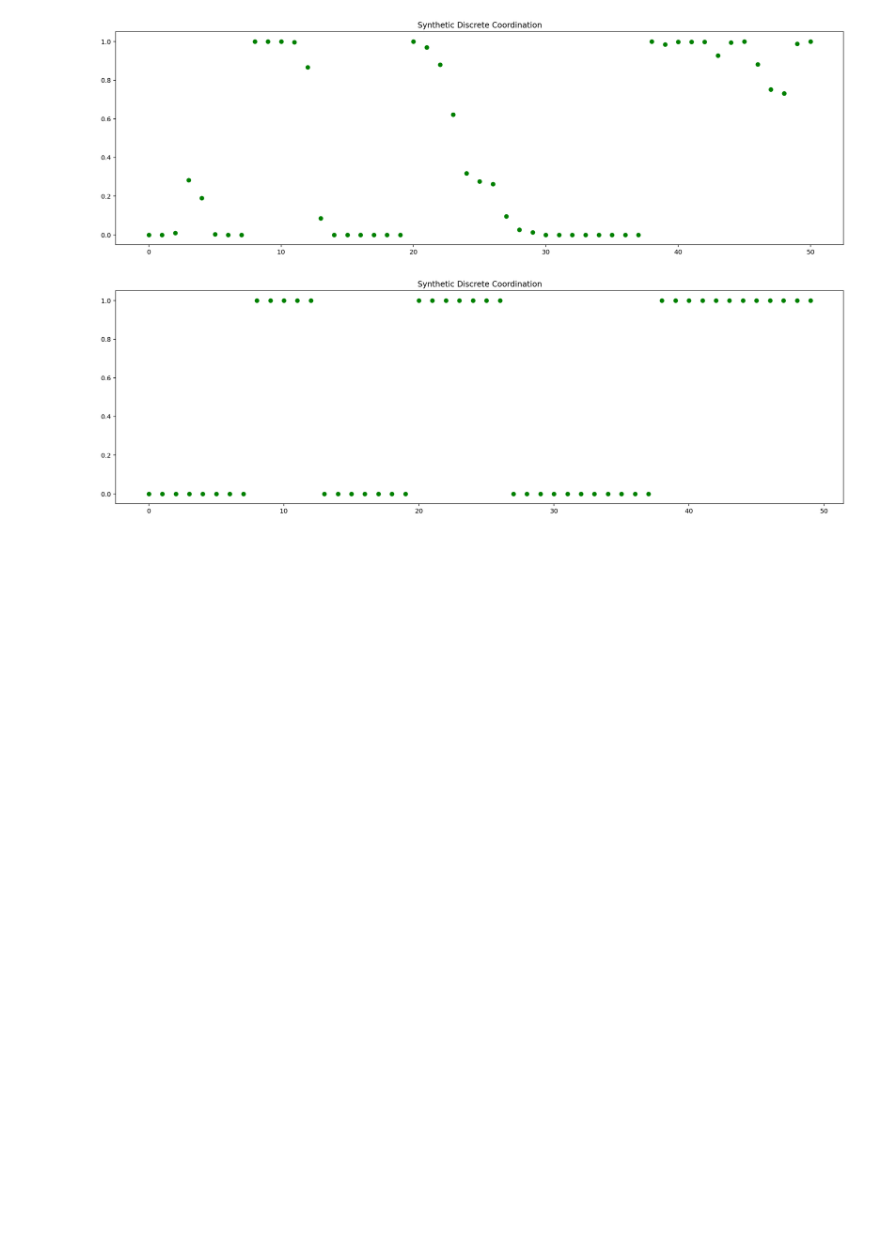
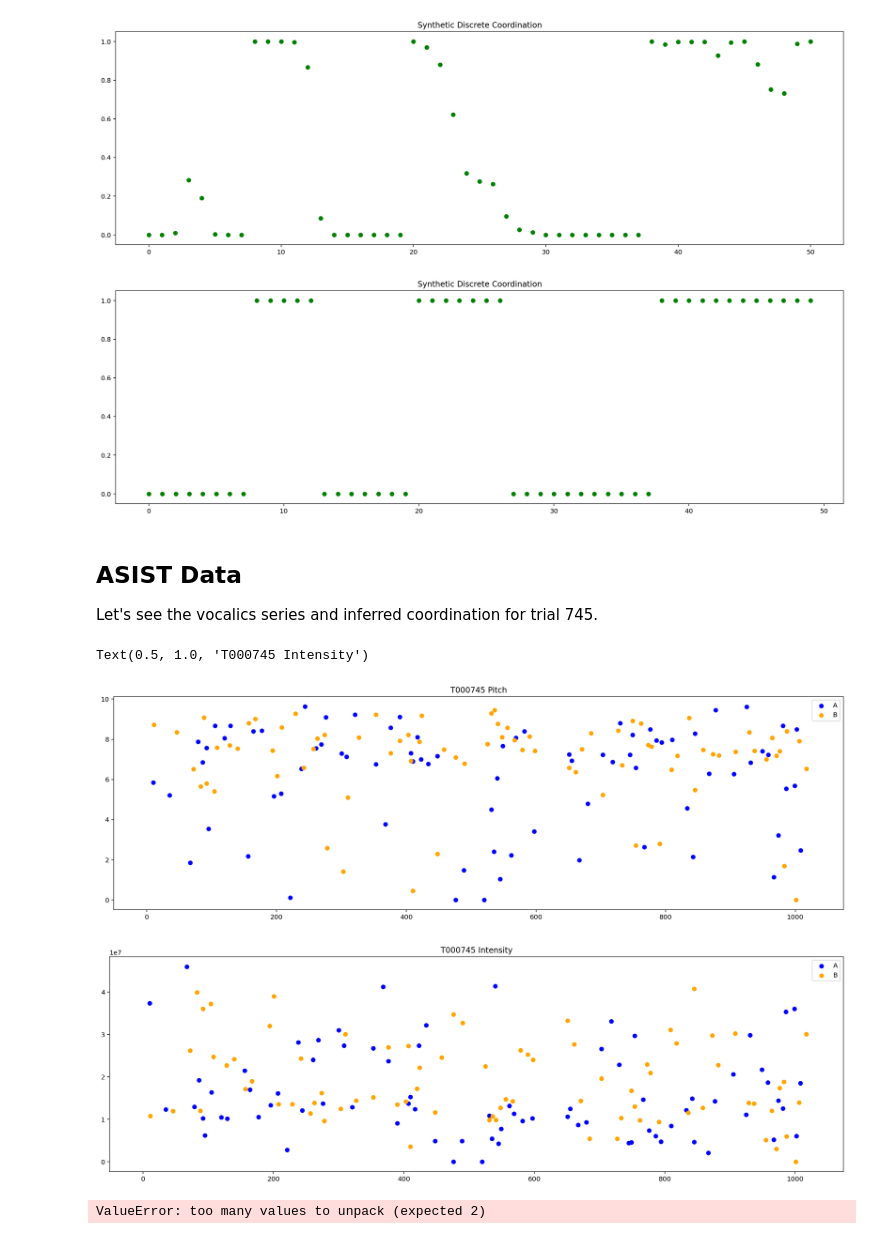
Before and after one commit to paulosoaresua/tomcat-coordination_analysis, a Jupyter notebook: notebooks/ASIST - Study 3 - Pre-Registration Results.ipynb, the cells around one changed output. Saved outputs shown, nothing was run; the diff lists cells and outputs as text; code cells hidden in the pictures; blank space fills up the shorter version.

Commit message:
Series saving and inference on asist

```diff
--- a/notebooks/ASIST - Study 3 - Pre-Registration Results.ipynb
+++ b/notebooks/ASIST - Study 3 - Pre-Registration Results.ipynb
@@ -116,3 +117,37 @@ plot_coordination(discrete_cs[:M])
 # %% [output]
 [figure]
 [figure]
+# %% [markdown]
+## ASIST Data
+
+Let's see the vocalics series and inferred coordination for trial 745.
+# %%
+with open("../data/asist/study3/series/T000745/vocalics/series_a.pkl", "rb") as f:
+    series_a = pickle.load(f)
+with open("../data/asist/study3/series/T000745/vocalics/series_b.pkl", "rb") as f:
+    series_b = pickle.load(f)
+
+ax_pitch = plot_vocalic_series(series_a["pitch"], series_b["pitch"])
+ax_pitch.set_title("T000745 Pitch")
+ax_pitch = plot_vocalic_series(series_a["intensity"], series_b["intensity"])
+ax_pitch.set_title("T000745 Intensity")
+# %% [output]
+Text(0.5, 1.0, 'T000745 Intensity')
+[figure, added]
+[figure, added]
+# %%
+multi_dim_a, mask_a = embed_features_across_dimensions(1020, series_a)
+multi_dim_b, mask_b = embed_features_across_dimensions(1020, series_b)
+
+# Normalize series to have mean 0 and std 1
+multi_dim_a = (multi_dim_a - np.mean(multi_dim_a, axis=0)) / np.std(multi_dim_a, axis=0)
+multi_dim_b = (multi_dim_b - np.mean(multi_dim_b, axis=0)) / np.std(multi_dim_b, axis=0)
+
+
+inference_engine = DiscreteCoordinationInference(multi_dim_a.T, multi_dim_b.T, 0, 0.9, 0, 1, 0, 1, 1, mask_a, mask_b)
+marginals, team_score = inference_engine.estimate_marginals()
+
+print(f"Team Score: {team_score}")
+plot_coordination(marginals[:, 1])
+# %% [output]
+ValueError: too many values to unpack (expected 2)
```
Also changed, not shown: parts of 1 cell of this notebook, 7 other files.
